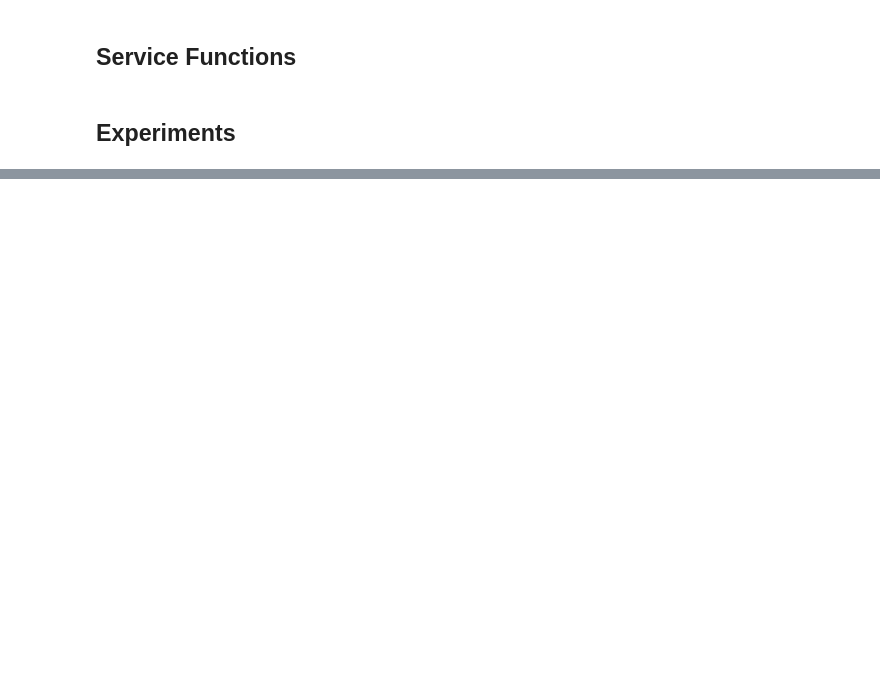
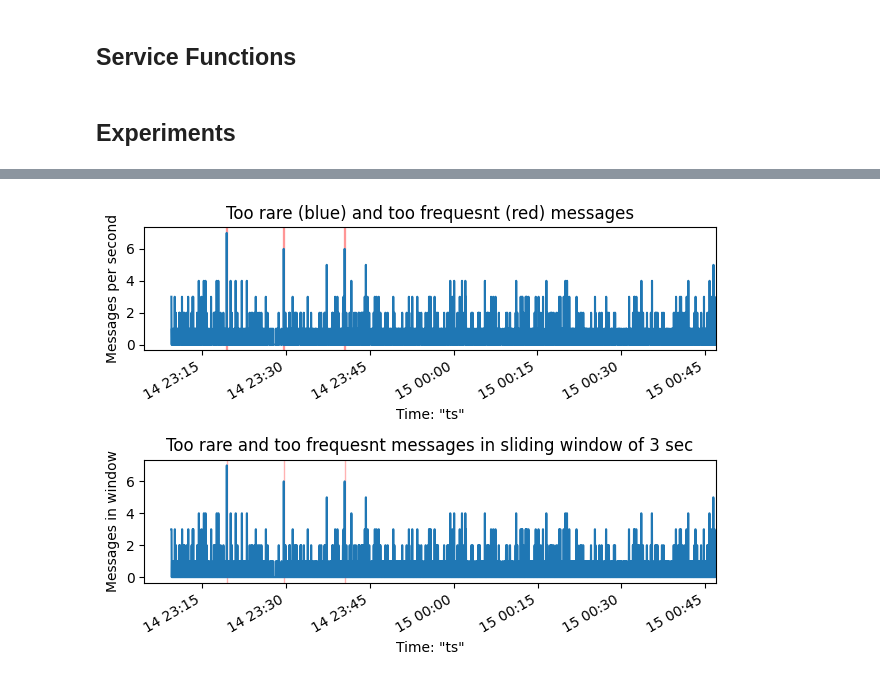
Before and after one commit to smartdeltanetrd/smartdelta-ml-research, a Jupyter notebook: usecase_c_anomaly_detection.ipynb, the cells around one changed output, grey strips where cells are left out. Saved outputs shown, nothing was run; the diff lists cells and outputs as text; code cells hidden in the pictures; blank space fills up the shorter version.

```diff
--- a/usecase_c_anomaly_detection.ipynb
+++ b/usecase_c_anomaly_detection.ipynb
@@ -111,0 +235,6 @@ if len(too_freq_list) > 0:
+# %%
+noise = 2*WIN_SIZE_SEC*np.random.poisson(lam=1, size=N_PTS).astype(float)
+noise[noise < 0] = 0
+gen_data_and_report_result(noise)
+# %% [output]
+[figure, added]
```
Also changed, not shown: parts of 15 cells of this notebook.
